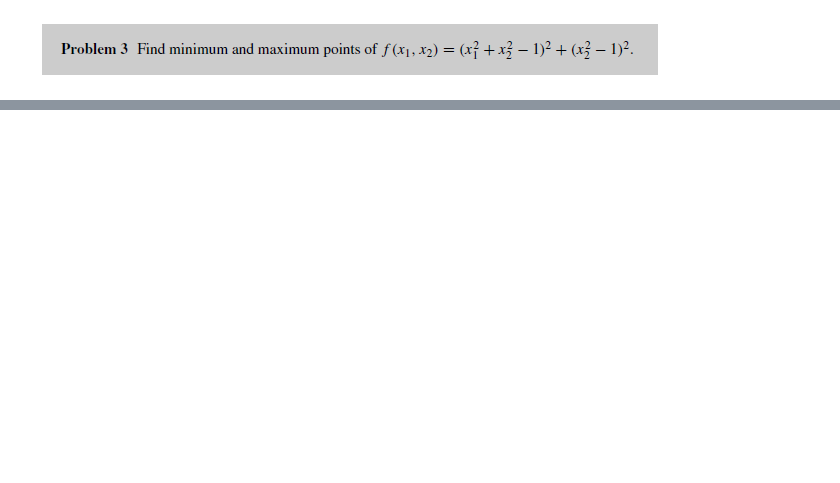
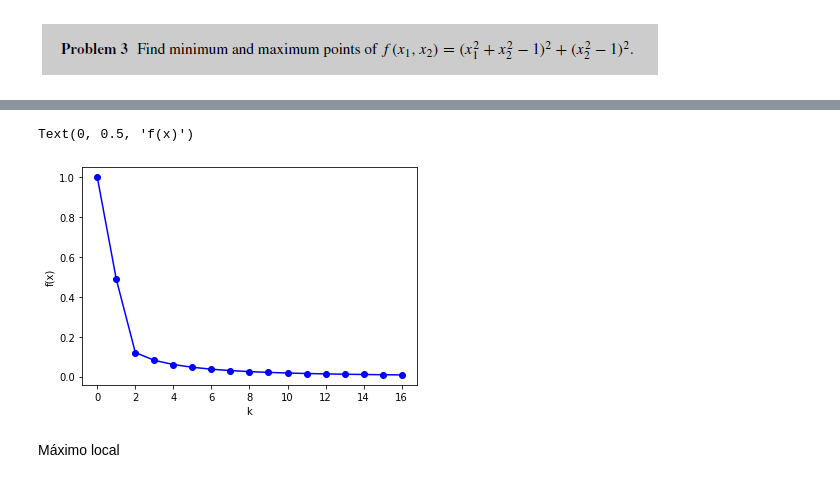
Before and after one commit to MariaG0205/Analisis-Numerico, a Jupyter notebook: Ejercicios_Capitulo_3_AnalisisNum.ipynb, the cells around one changed output, grey strips where cells are left out. Saved outputs shown, nothing was run; the diff lists cells and outputs as text; code cells hidden in the pictures; blank space fills up the shorter version.

```diff
--- a/Ejercicios_Capitulo_3_AnalisisNum.ipynb
+++ b/Ejercicios_Capitulo_3_AnalisisNum.ipynb
@@ -174,0 +164,19 @@ El gradiente de la función es:
+# %%
+def gd1(x, a, max_iter, epsi): #Gradiente desendiente paso fijo
+  #Entradas:
+    #x: x0 valor inicial.
+    #a: tamaño de paso fijo
+    #max_iter: número máximo de iteraciones permitidas.
+    #epsi: tolerancia del método
+  #Salidas:
+    #xs: vector con los xk hallados
+    #i+1: número de iteraciones realizadas
+  xs = np.zeros((1 + max_iter, 2))
+  xs[0,:] = x
+  for i in range(max_iter): #iterar hasta maximo número de iteraciones
+      x = x - a * grad(x[0],x[1])
+      xs[i+1,:] = x
+      error = abs(f(xs[i+1,0],xs[i+1,1])-f(xs[i,0],xs[i,1]))/max(1,abs(f(xs[i,0],xs[i,1])))
+      if error < epsi:
+        break
+  return xs,i+1
@@ -201,0 +231,9 @@ AttributeError: ignored
+# %%
+plt.plot(f(xs1[0:i1+1,0],xs1[0:i1+1,1]),'-bo')
+plt.xlabel('k')
+plt.ylabel('f(x)')
+# %% [output]
+Text(0, 0.5, 'f(x)')
+[figure, added]
+# %% [markdown]
+Máximo local
```
Also changed, not shown: parts of 17 cells of this notebook.
